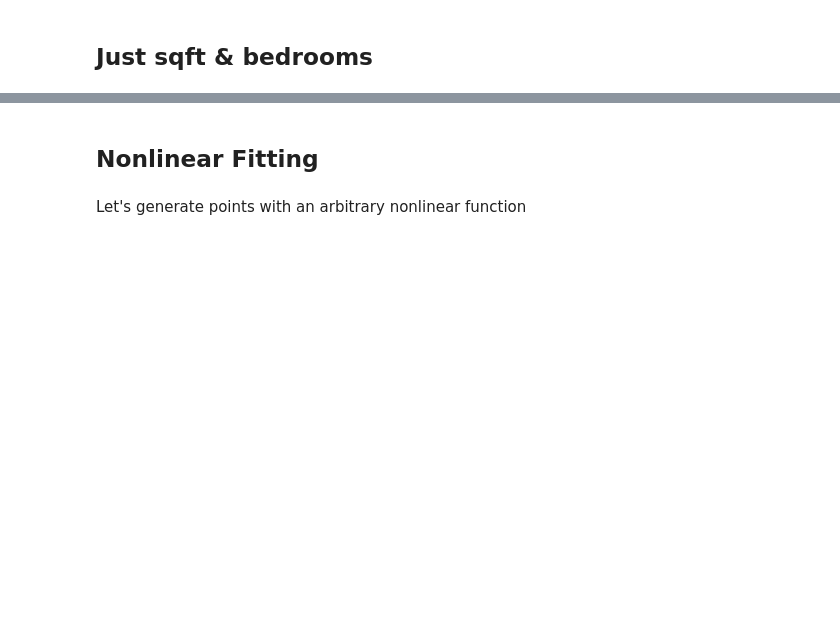
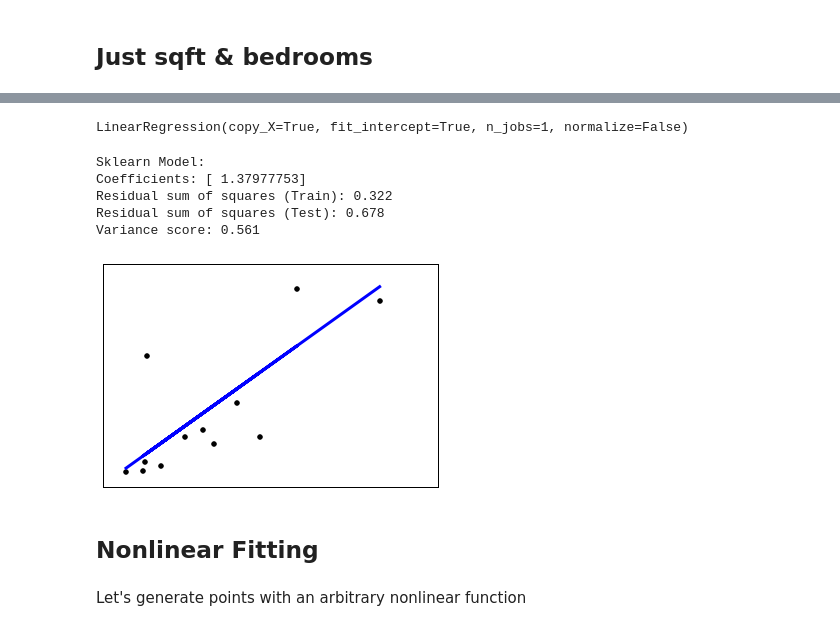
Before and after one commit to valvulpe/DAT_SF_18, a Jupyter notebook: labs/lab_07/lab_07_regression.ipynb, the cells around one changed output, grey strips where cells are left out. Drawn from its saved outputs; the diff is of its cells as text; code cells hidden in the pictures; blank space fills up the shorter version.

Commit message:
Added sklearn regression

```diff
--- a/labs/lab_07/lab_07_regression.ipynb
+++ b/labs/lab_07/lab_07_regression.ipynb
@@ -435,3 +411,46 @@ OLS Regression Results
+# %%
+x = data_n[['sqft']].values
+y = data_n['price'].values
+
+# x = sm.add_constant(x, prepend=True)
+# %%
+from sklearn.cross_validation import train_test_split
+#Split our data
+X_train, X_test, y_train, y_test = train_test_split(x,y, random_state=1)
+
+
+sk_lrn_model = LinearRegression()
+sk_lrn_model.fit(X_train, y_train)
+# %% [output]
+LinearRegression(copy_X=True, fit_intercept=True, n_jobs=1, normalize=False)
+# %%
+# The coefficients
+print "Sklearn Model:"
+print 'Coefficients: {}'.format(sk_lrn_model.coef_)
+# The mean square error
+print("Residual sum of squares (Train): {0:.3f}".format(np.mean((sk_lrn_model.predict(X_train) - y_train) ** 2)))
+print("Residual sum of squares (Test): {0:.3f}".format(np.mean((sk_lrn_model.predict(X_test) - y_test) ** 2)))
+
+# Explained variance score: 1 is perfect prediction
+print('Variance score: {0:.3f}'.format(sk_lrn_model.score(X_test, y_test)))
+# %% [output]
+Sklearn Model:
+Coefficients: [ 1.37977753]
+Residual sum of squares (Train): 0.322
+Residual sum of squares (Test): 0.678
+Variance score: 0.561
+# %%
+# Plot outputs
+plt.scatter(X_test, y_test,  color='black')
+plt.plot(X_test, sk_lrn_model.predict(X_test), color='blue',
+         linewidth=3)
+
+plt.xticks(())
+plt.yticks(())
+
+plt.show()
+# %% [output]
+[figure, added]
 # %% [markdown]
 ## Nonlinear Fitting
 # %% [markdown]
```
Also changed, not shown: parts of 15 cells of this notebook.
